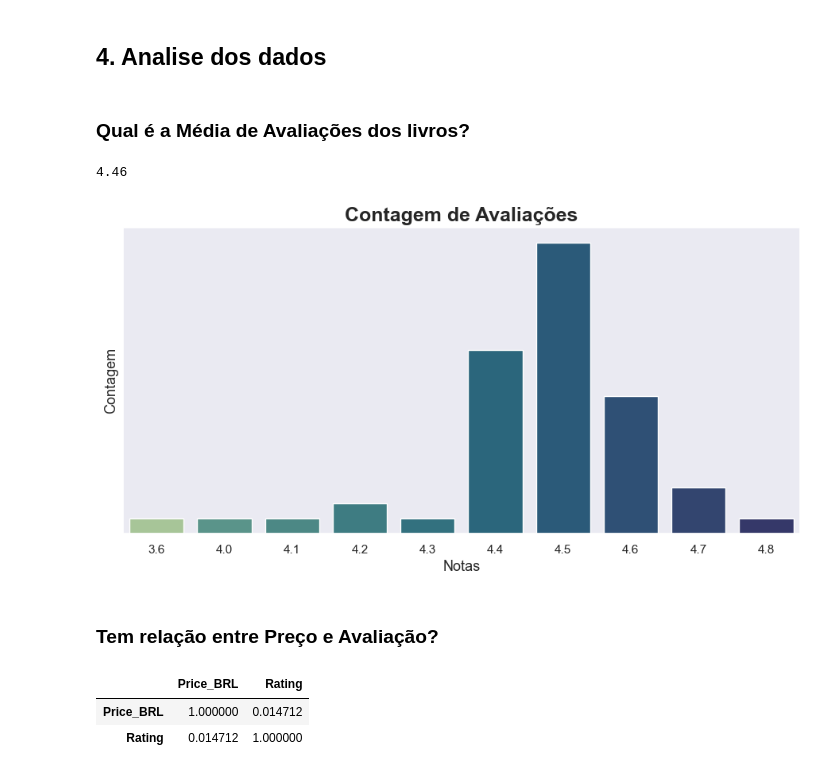
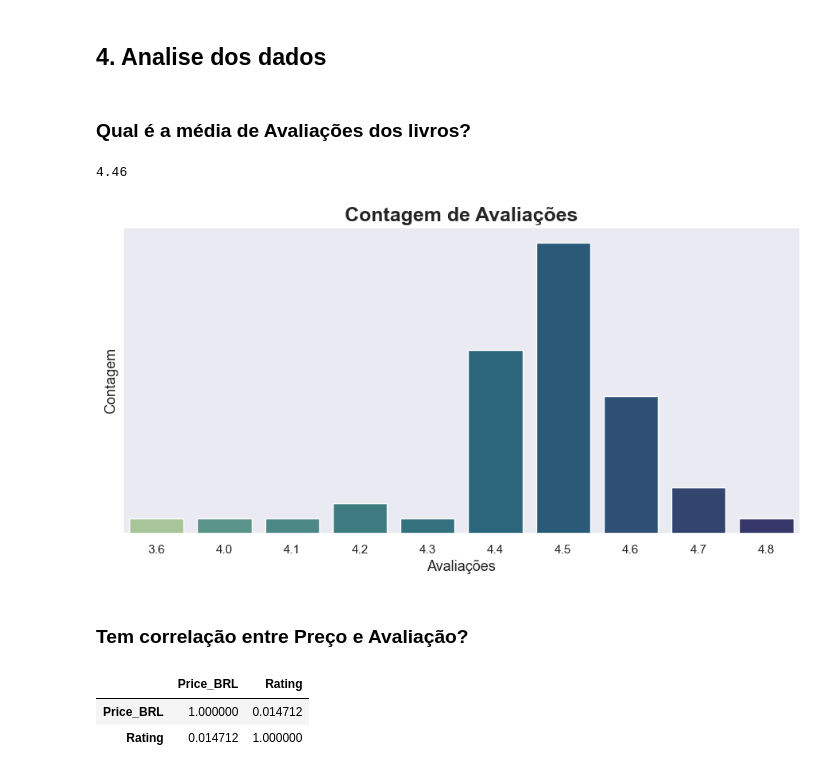
Before and after one commit to kellymartina/analise-amazon-bestselling-books, a Jupyter notebook: amazon-bestselling-books.ipynb, the cells around one changed output. Saved outputs shown, nothing was run; the diff lists cells and outputs as text; code cells hidden in the pictures.

```diff
--- a/amazon-bestselling-books.ipynb
+++ b/amazon-bestselling-books.ipynb
@@ -54,24 +55,24 @@ data.head()
 # %% [markdown]
 ## 4. Analise dos dados
 # %% [markdown]
-### Qual é a Média de Avaliações dos livros?
+### Qual é a média de Avaliações dos livros?
 # %%
 # Criar o gráfico de barras
 sns.set_theme()
 plt.figure(figsize=(11, 5))
 ax = sns.countplot(x='Rating', data=data, hue='Rating', palette='crest')
 ax.set_title('Contagem de Avaliações', weight="bold", fontsize=18)
-ax.set_xlabel('Notas', fontsize=13)
+ax.set_xlabel('Avaliações', fontsize=13)
 ax.set_ylabel('Contagem', fontsize=13)
 ax.set_yticks([])
 ax.legend_.remove()
 
 print(data['Rating'].mean())
 # %% [output]
 4.46
-[figure, old version]
+[figure, new version]
 # %% [markdown]
-### Tem relação entre Preço e Avaliação?
+### Tem correlação entre Preço e Avaliação?
 # %%
 # Definir correlação
 pc = data[['Price_BRL', 'Rating']].corr()
```
Also changed, not shown: parts of 5 cells of this notebook.
